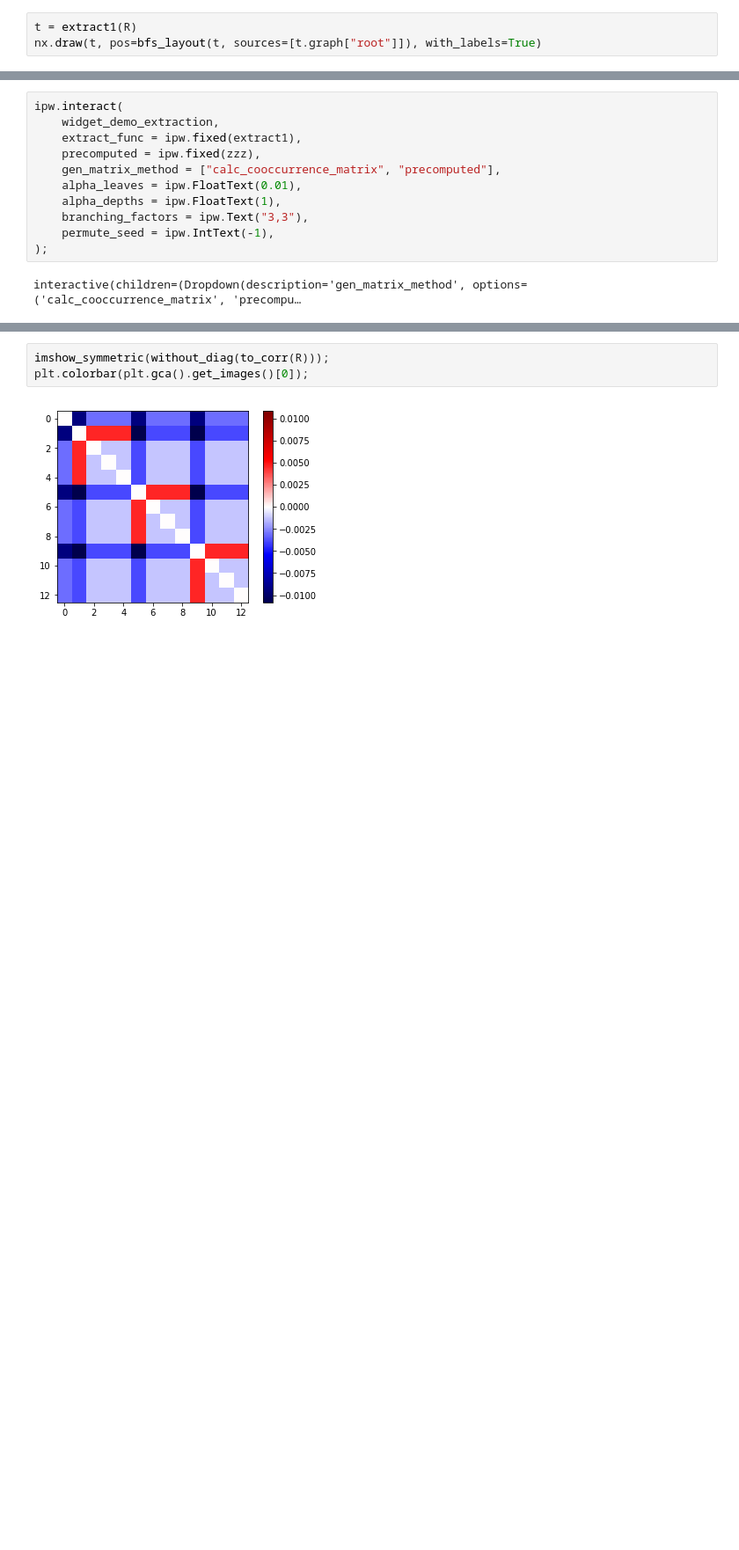
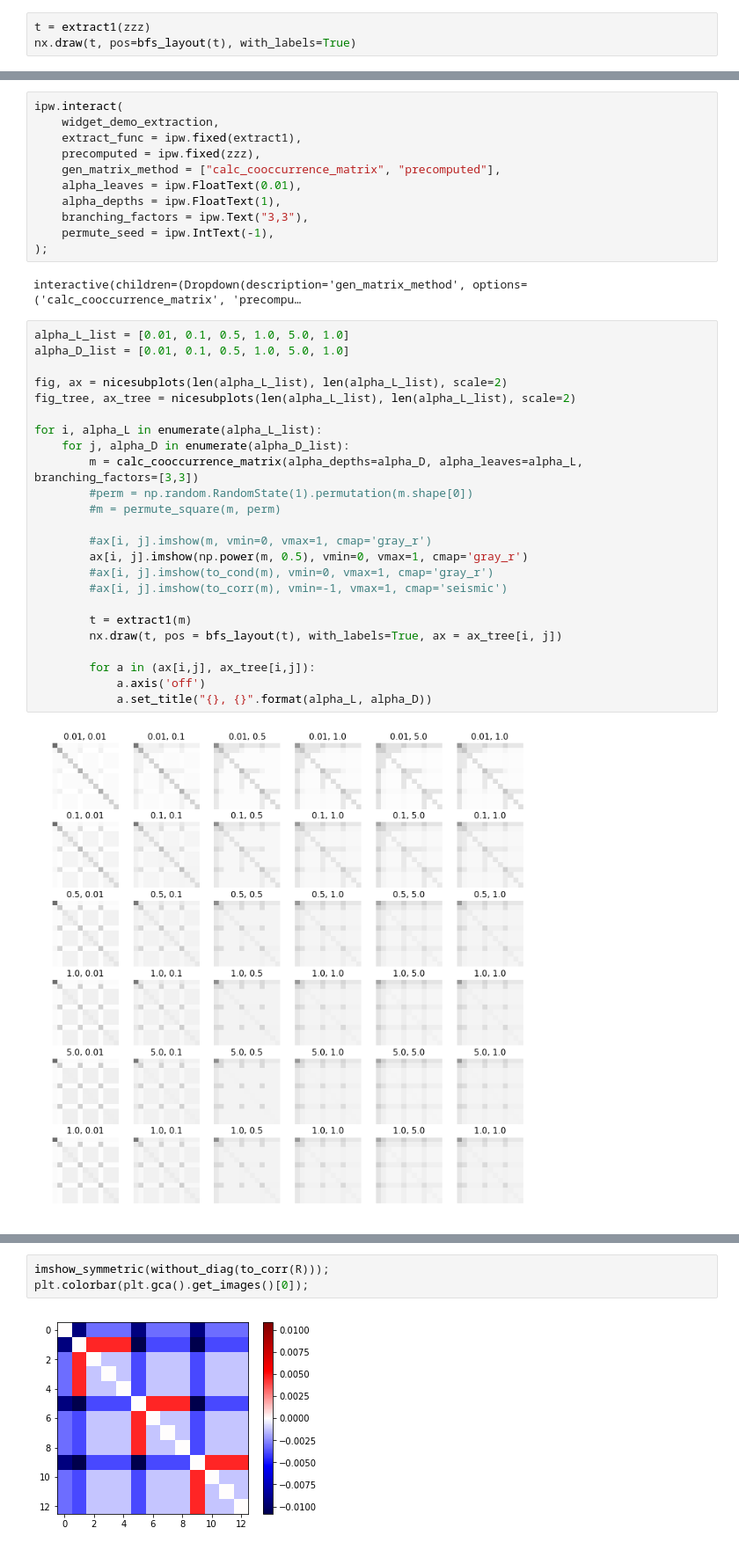
Before and after one commit to aleveren/ucsd-research, a Jupyter notebook: simple-hier-topic-model/topic_cooccurrence.ipynb, the cells around one changed output, grey strips where cells are left out. Shown at 88% size. Cells and saved outputs as stored; diff of their text form; blank space fills up the shorter version.

```diff
--- a/simple-hier-topic-model/topic_cooccurrence.ipynb
+++ b/simple-hier-topic-model/topic_cooccurrence.ipynb
@@ -673,4 +711,4 @@ def extract1(m):
 # %%
-t = extract1(R)
-nx.draw(t, pos=bfs_layout(t, sources=[t.graph["root"]]), with_labels=True)
+t = extract1(zzz)
+nx.draw(t, pos=bfs_layout(t), with_labels=True)
 # %% [output]
@@ -728,3 +761,29 @@ ipw.interact(
 );
 # %% [output]
 interactive(children=(Dropdown(description='gen_matrix_method', options=('calc_cooccurrence_matrix', 'precompu…
+# %%
+alpha_L_list = [0.01, 0.1, 0.5, 1.0, 5.0, 1.0]
+alpha_D_list = [0.01, 0.1, 0.5, 1.0, 5.0, 1.0]
+
+fig, ax = nicesubplots(len(alpha_L_list), len(alpha_L_list), scale=2)
+fig_tree, ax_tree = nicesubplots(len(alpha_L_list), len(alpha_L_list), scale=2)
+
+for i, alpha_L in enumerate(alpha_L_list):
+    for j, alpha_D in enumerate(alpha_D_list):
+        m = calc_cooccurrence_matrix(alpha_depths=alpha_D, alpha_leaves=alpha_L, branching_factors=[3,3])
+        #perm = np.random.RandomState(1).permutation(m.shape[0])
+        #m = permute_square(m, perm)
+
+        #ax[i, j].imshow(m, vmin=0, vmax=1, cmap='gray_r')
+        ax[i, j].imshow(np.power(m, 0.5), vmin=0, vmax=1, cmap='gray_r')
+        #ax[i, j].imshow(to_cond(m), vmin=0, vmax=1, cmap='gray_r')
+        #ax[i, j].imshow(to_corr(m), vmin=-1, vmax=1, cmap='seismic')
+
+        t = extract1(m)
+        nx.draw(t, pos = bfs_layout(t), with_labels=True, ax = ax_tree[i, j])
+
+        for a in (ax[i,j], ax_tree[i,j]):
+            a.axis('off')
+            a.set_title("{}, {}".format(alpha_L, alpha_D))
+# %% [output]
+[figure, added]
```
Also changed, not shown: parts of 11 cells of this notebook.
